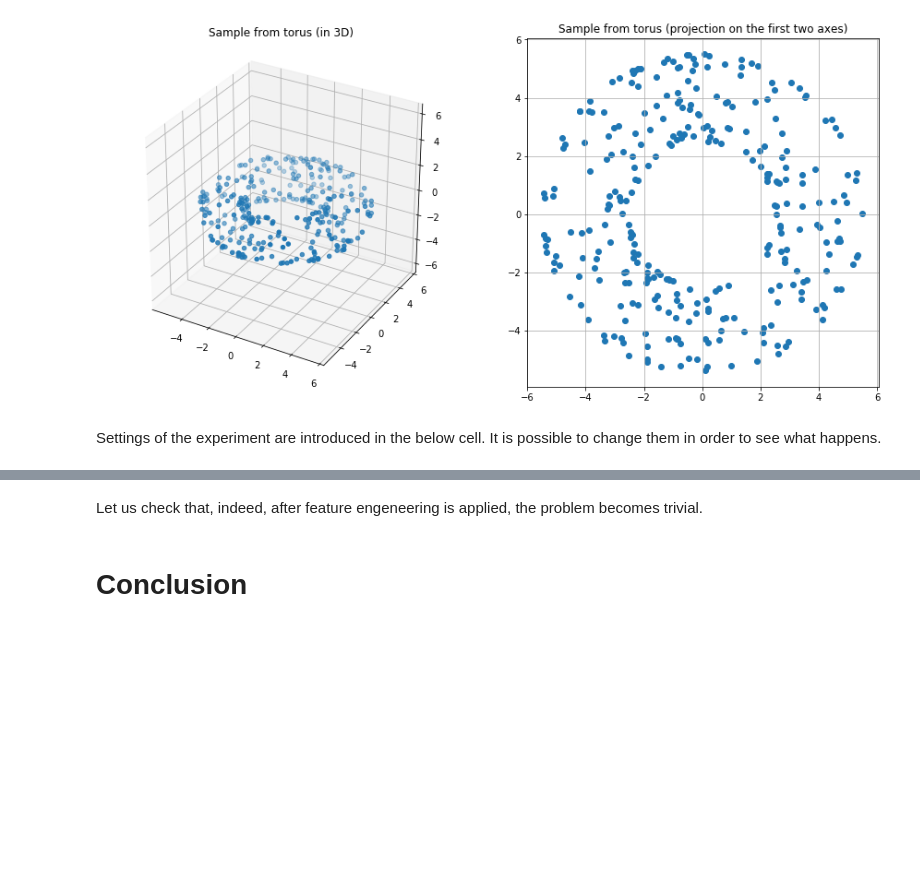
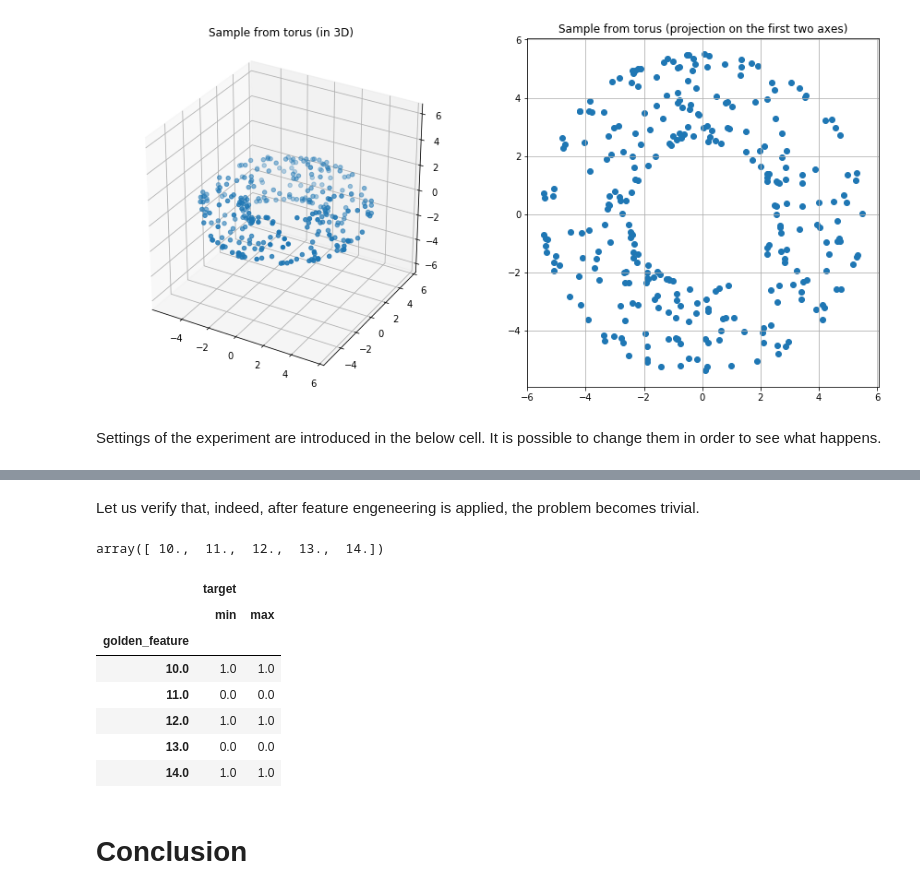
Before and after one commit to Nikolay-Lysenko/presentations, a Jupyter notebook: hard_use_and_abuse/xgboost_vs_nested_shapes.ipynb, the cells around one changed output, grey strips where cells are left out. Cells and saved outputs as stored; diff of their text form; code cells hidden in the pictures; blank space fills up the shorter version.

Commit message:
feat: Finish experiment on surfaces of revolution

```diff
--- a/hard_use_and_abuse/xgboost_vs_nested_shapes.ipynb
+++ b/hard_use_and_abuse/xgboost_vs_nested_shapes.ipynb
@@ -347,8 +347,11 @@ positive_radii = [10, 12, 14]
 negative_radii = [11, 13]
 
 dims = [3, 4, 5, 6]
-base_sizes = [5000, 10000, 20000]
+base_sizes = [1000, 2000, 4000]
 curse_adjustment_factor = 4  # Compensate curse of dimensionality.
+# %%
+dataset = synthesize_nested_surfaces_of_revolution(
+        major_radius, positive_radii, negative_radii, 6, 16000)
 # %%
 scores = []
 for n_dim, sample_size in product(dims, base_sizes):
@@ -396,5 +414,5 @@ _ = ax.set_title('Performance of XGBoost in classification of points from ' +
 # %% [markdown]
-Let us check that, indeed, after feature engeneering is applied, the problem becomes trivial.
+Let us verify that, indeed, after feature engeneering is applied, the problem becomes trivial.
 # %%
 def generate_golden_feature_for_surfaces_of_revolution(dataset, major_radius):
     """
@@ -417,10 +435,22 @@ golden_feature = generate_golden_feature_for_surfaces_of_revolution(dataset,
                                                                     major_radius)
 golden_feature = np.around(golden_feature, decimals=2)
 np.unique(golden_feature)
+# %% [output]
+array([ 10.,  11.,  12.,  13.,  14.])
 # %%
-df = pd.DataFrame(np.hstack((golden_feature, dataset[:, -1])),
+df = pd.DataFrame(np.hstack((golden_feature.reshape((golden_feature.shape[0], 1)),
+                             dataset[:, -1].reshape((dataset.shape[0], 1)))),
                   columns=['golden_feature', 'target'])
 df.groupby(['golden_feature']).agg({'target': [min, max]})
+# %% [output]
+|  | target |  |
+|  | min | max |
+| golden_feature |  |  |
+| 10.0 | 1.0 | 1.0 |
+| 11.0 | 0.0 | 0.0 |
+| 12.0 | 1.0 | 1.0 |
+| 13.0 | 0.0 | 0.0 |
+| 14.0 | 1.0 | 1.0 |
 # %% [markdown]
 # Conclusion
 # %% [markdown]
```
Also changed, not shown: parts of 2 cells of this notebook.
